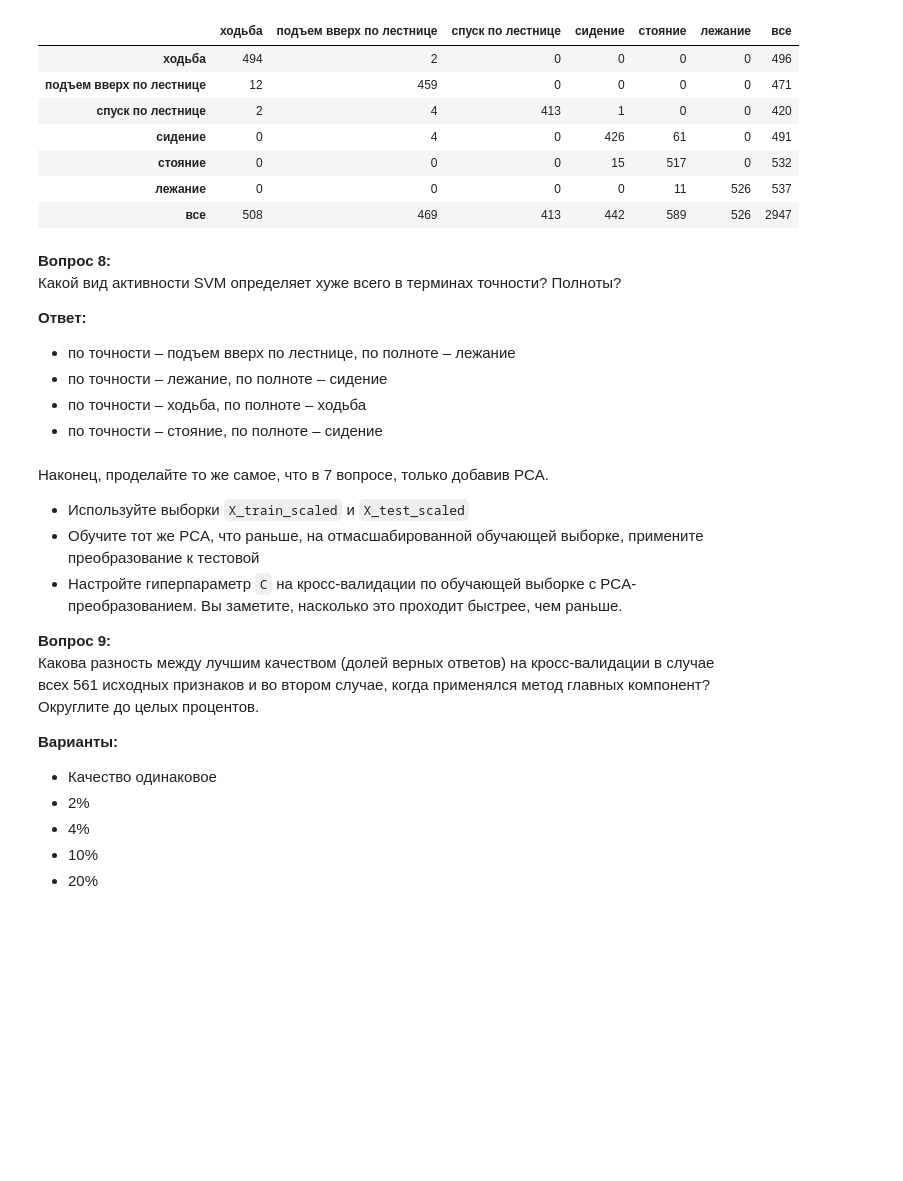
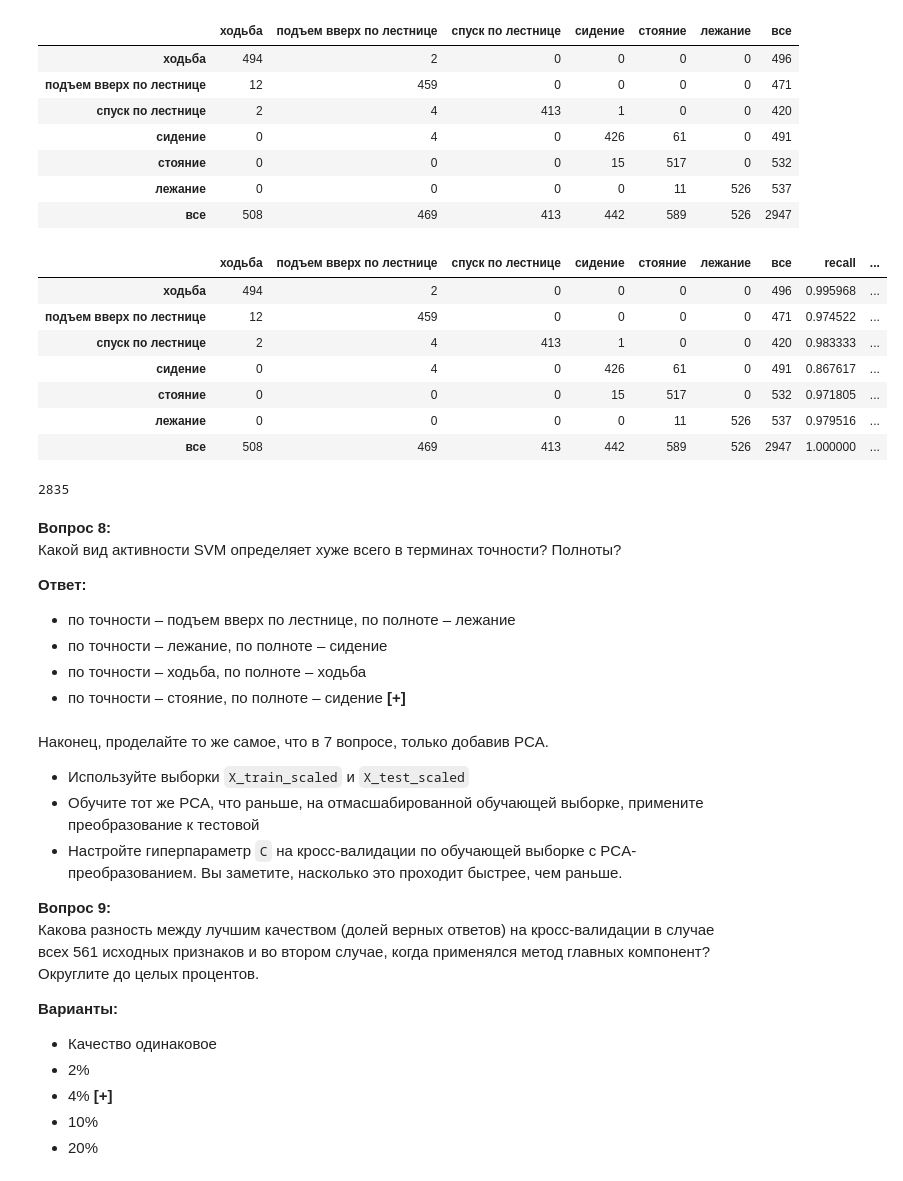
Before and after one commit to kcostya/mlcourse_open, a Jupyter notebook: jupyter_russian/homeworks/hw7_session3_unsupervised_learning.ipynb, the cells around one changed output. Saved outputs shown, nothing was run; the diff lists cells and outputs as text; code cells hidden in the pictures; blank space fills up the shorter version.

```diff
--- a/jupyter_russian/homeworks/hw7_session3_unsupervised_learning.ipynb
+++ b/jupyter_russian/homeworks/hw7_session3_unsupervised_learning.ipynb
@@ -316,6 +335,34 @@ tab
 | стояние | 0 | 0 | 0 | 15 | 517 | 0 | 532 |
 | лежание | 0 | 0 | 0 | 0 | 11 | 526 | 537 |
 | все | 508 | 469 | 413 | 442 | 589 | 526 | 2947 |
+# %%
+prc = []
+rcl = []
+
+for i in range(tab.shape[1]):
+    prc = np.append(prc, tab.iloc[i, i]/(np.sum(tab.iloc[i, :-1])))
+    rcl = np.append(rcl, tab.iloc[i, i]/(tab.iloc[6,i]))
+
+tab['recall'] = prc
+tab['precision'] = rcl
+# %%
+tab
+# %% [output]
+|  | ходьба | подъем вверх по лестнице | спуск по лестнице | сидение | стояние | лежание | все | recall | ... |
+| ходьба | 494 | 2 | 0 | 0 | 0 | 0 | 496 | 0.995968 | ... |
+| подъем вверх по лестнице | 12 | 459 | 0 | 0 | 0 | 0 | 471 | 0.974522 | ... |
+| спуск по лестнице | 2 | 4 | 413 | 1 | 0 | 0 | 420 | 0.983333 | ... |
+| сидение | 0 | 4 | 0 | 426 | 61 | 0 | 491 | 0.867617 | ... |
+| стояние | 0 | 0 | 0 | 15 | 517 | 0 | 532 | 0.971805 | ... |
+| лежание | 0 | 0 | 0 | 0 | 11 | 526 | 537 | 0.979516 | ... |
+| все | 508 | 469 | 413 | 442 | 589 | 526 | 2947 | 1.000000 | ... |
+# %%
+quality = 0
+for i in range(tab.shape[0]-1):
+    quality += tab.iloc[i,i]
+quality
+# %% [output]
+2835
 # %% [markdown]
 **Вопрос 8:**<br>
 Какой вид активности SVM определяет хуже всего в терминах точности? Полноты? <br>
@@ -324,7 +371,7 @@ tab
 - по точности – подъем вверх по лестнице, по полноте – лежание
 - по точности – лежание, по полноте – сидение
 - по точности – ходьба, по полноте – ходьба
-- по точности – стояние, по полноте – сидение
+- по точности – стояние, по полноте – сидение **[+]**
 # %% [markdown]
 Наконец, проделайте то же самое, что в 7 вопросе, только добавив PCA.
 
@@ -338,6 +385,6 @@ tab
 **Варианты:**
 - Качество одинаковое
 - 2%
-- 4%
+- 4% **[+]**
 - 10%
 - 20%
```
Also changed, not shown: parts of 11 cells of this notebook.
